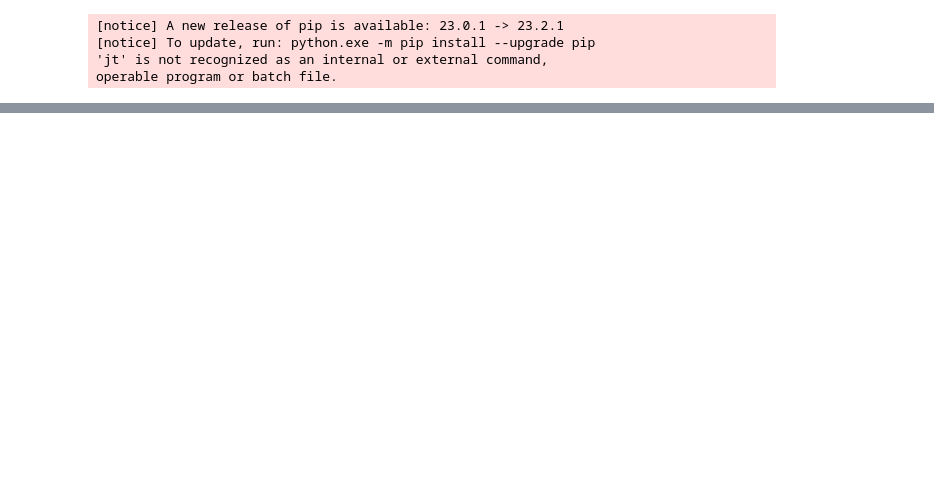
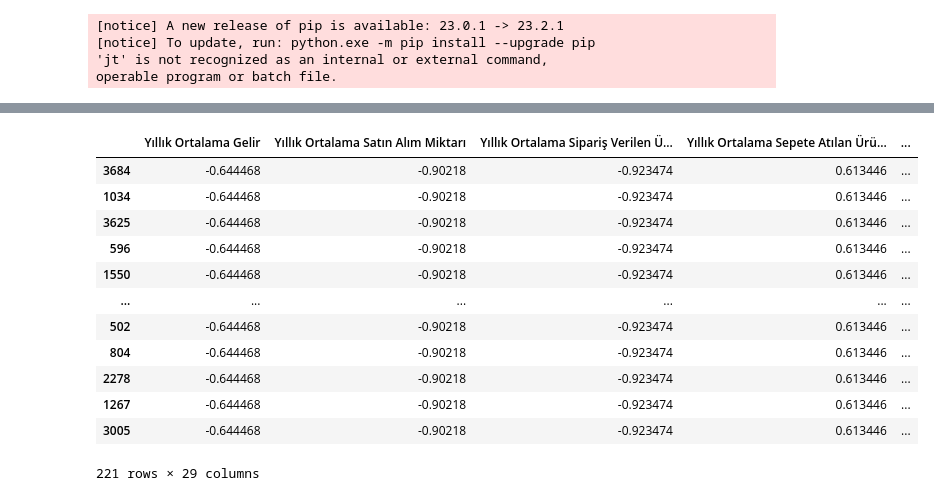
Before and after one commit to lte03/DATATHON2023, a Jupyter notebook: sınıflandırma denemelr.ipynb, the cells around one changed output, grey strips where cells are left out. Cells and saved outputs as stored; diff of their text form; code cells hidden in the pictures; blank space fills up the shorter version.

```diff
--- a/sınıflandırma denemelr.ipynb
+++ b/sınıflandırma denemelr.ipynb
@@ -427,0 +498,4 @@ Aykırı Değerlerin İndeksleri:
+# %%
+res = aykirilar.to_records(index = False)
+# %%
+res[:] = baski_deger.to_records(index = False)
@@ -427,0 +538,19 @@ Aykırı Değerlerin İndeksleri:
+# %%
+import pandas as pd
+x_train_final[~aykiri_tf] = pd.DataFrame(res, index = x_train_final[~aykiri_tf].index)
+# %%
+x_train_final[~aykiri_tf]
+# %% [output]
+|  | Yıllık Ortalama Gelir | Yıllık Ortalama Satın Alım Miktarı | Yıllık Ortalama Sipariş Verilen Ü... | Yıllık Ortalama Sepete Atılan Ürü... | ... |
+| 3684 | -0.644468 | -0.90218 | -0.923474 | 0.613446 | ... |
+| 1034 | -0.644468 | -0.90218 | -0.923474 | 0.613446 | ... |
+| 3625 | -0.644468 | -0.90218 | -0.923474 | 0.613446 | ... |
+| 596 | -0.644468 | -0.90218 | -0.923474 | 0.613446 | ... |
+| 1550 | -0.644468 | -0.90218 | -0.923474 | 0.613446 | ... |
+| ... | ... | ... | ... | ... | ... |
+| 502 | -0.644468 | -0.90218 | -0.923474 | 0.613446 | ... |
+| 804 | -0.644468 | -0.90218 | -0.923474 | 0.613446 | ... |
+| 2278 | -0.644468 | -0.90218 | -0.923474 | 0.613446 | ... |
+| 1267 | -0.644468 | -0.90218 | -0.923474 | 0.613446 | ... |
+| 3005 | -0.644468 | -0.90218 | -0.923474 | 0.613446 | ... |
+221 rows × 29 columns
```
Also changed, not shown: parts of 80 cells of this notebook.
